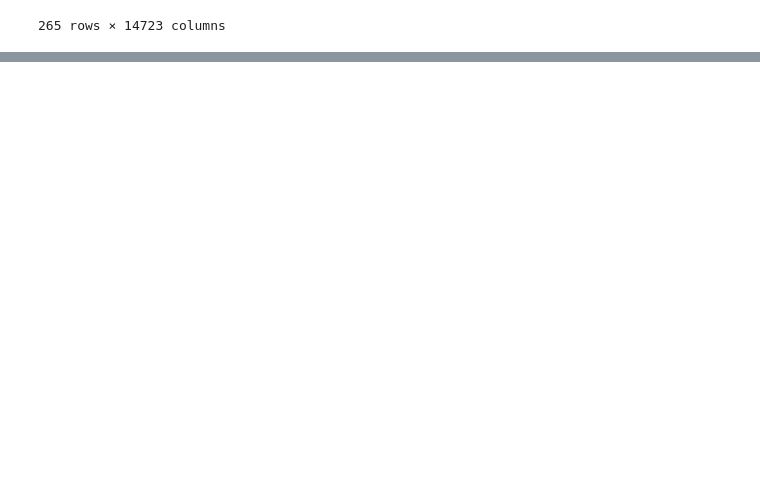
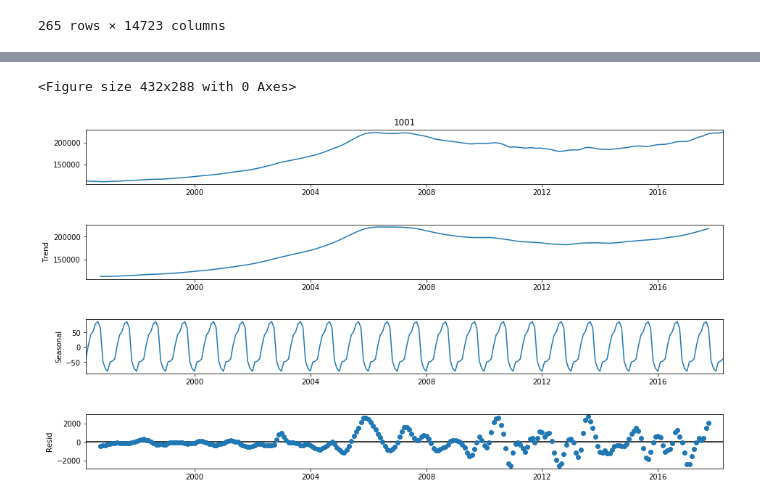
Before and after one commit to anewt225/mod_4_project, a Jupyter notebook: notebooks/EDA-JMB.ipynb, the cells around one changed output, grey strips where cells are left out. Saved outputs shown, nothing was run; the diff lists cells and outputs as text; code cells hidden in the pictures; blank space fills up the shorter version.

```diff
--- a/notebooks/EDA-JMB.ipynb
+++ b/notebooks/EDA-JMB.ipynb
@@ -297,3 +330,7 @@ dtype: int64
 5) Test models on all zipcodes as in step 4
 
 6) Modular add-ons (rent offset, performance over time, etc.)
+# %%
+# Convert columns to string for easier index access, move this step higher up the workflow
+zip_df.columns = [str(x) for x in zip_df.columns]
+zip_df.columns
@@ -303,0 +379,8 @@ dtype: int64
+# %%
+decomposition = seasonal_decompose(zip_df['1001'])
+fig = plt.figure()
+fig = decomposition.plot()
+fig.set_size_inches(15, 8)
+# %% [output]
+<Figure size 432x288 with 0 Axes>
+[figure, added]
```
Also changed, not shown: parts of 26 cells of this notebook, 1 other file.
